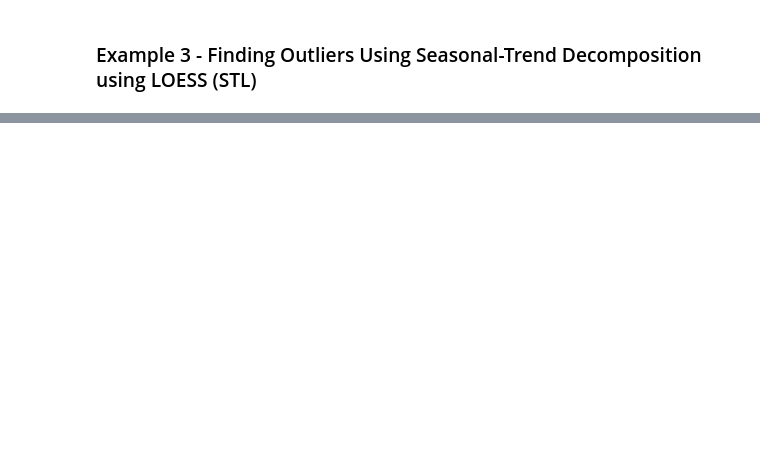
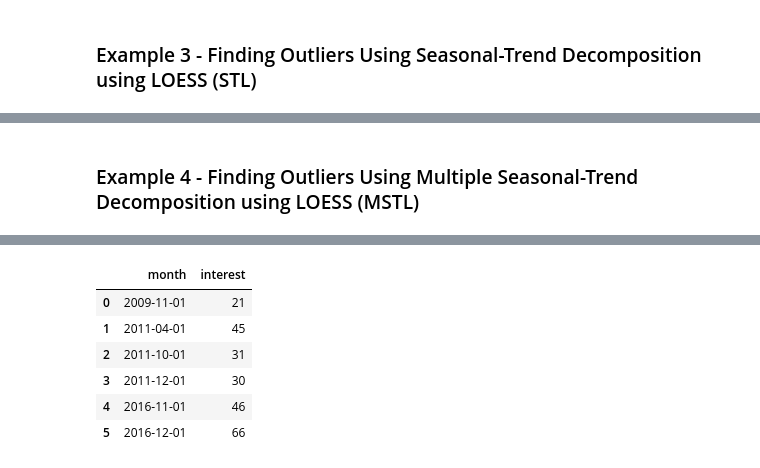
Before and after one commit to aseemanand/pycatcher, a Jupyter notebook: notebooks/Example Notebook.ipynb, the cells around one changed output, grey strips where cells are left out. Cells and saved outputs as stored; diff of their text form; code cells hidden in the pictures; blank space fills up the shorter version.

```diff
--- a/notebooks/Example Notebook.ipynb
+++ b/notebooks/Example Notebook.ipynb
@@ -344,2 +347,7 @@ Additive model detected
 <module 'matplotlib.pyplot' from '/Users/aseem/Documents/GitHub/outlier_detection/venv/lib/python3.12/site-packages/matplotlib/pyplot.py'>
 [figure]
+# %% [markdown]
+### Example 4 - Finding Outliers Using Multiple Seasonal-Trend Decomposition using LOESS (MSTL)
+# %%
+pc.detect_outliers_mstl(df_ice)
+# %% [output]
@@ -345,0 +363,7 @@ Additive model detected
+|  | month | interest |
+| 0 | 2009-11-01 | 21 |
+| 1 | 2011-04-01 | 45 |
+| 2 | 2011-10-01 | 31 |
+| 3 | 2011-12-01 | 30 |
+| 4 | 2016-11-01 | 46 |
+| 5 | 2016-12-01 | 66 |
```
Also changed, not shown: parts of 24 cells of this notebook, 5 other files.
